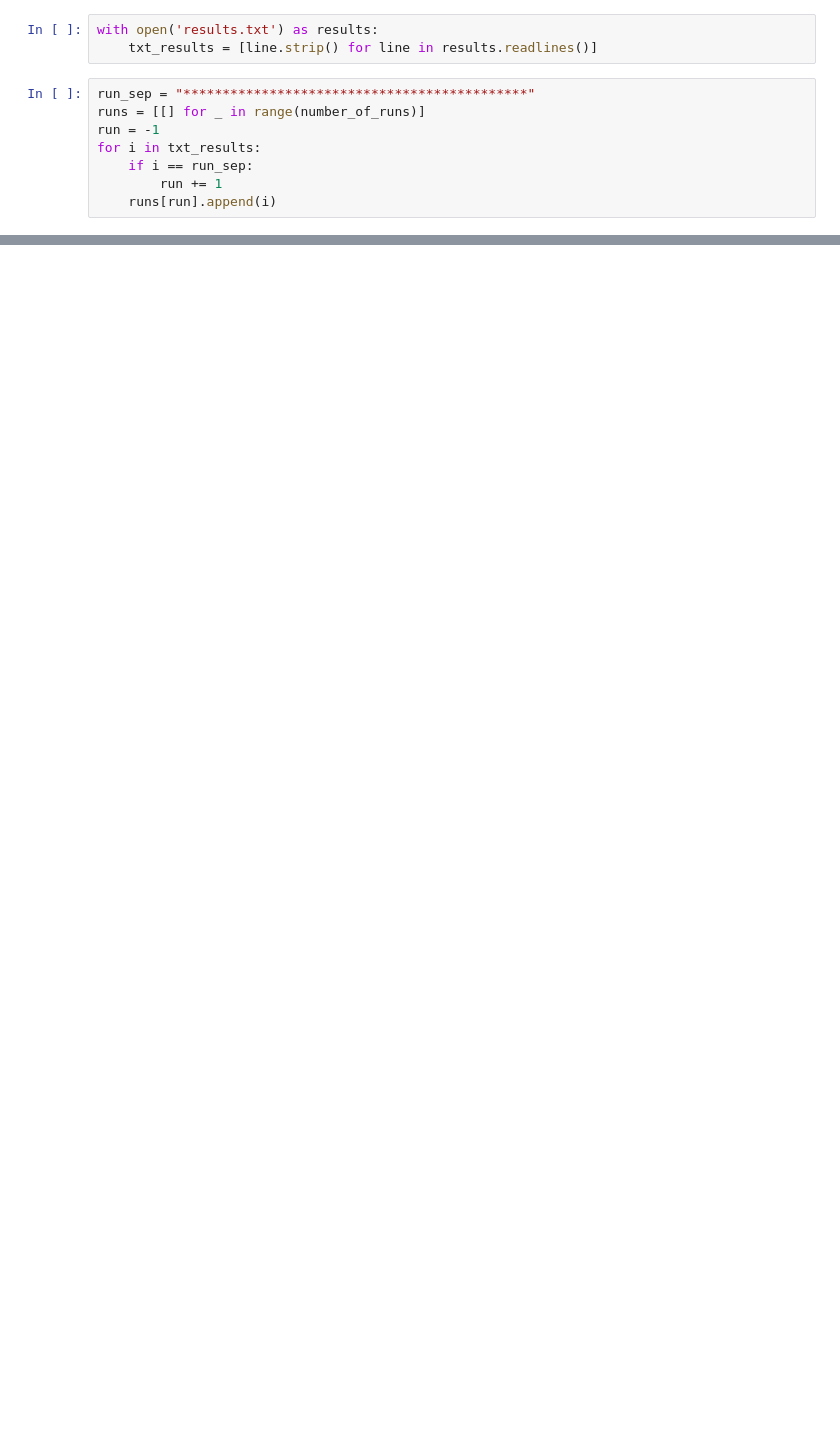
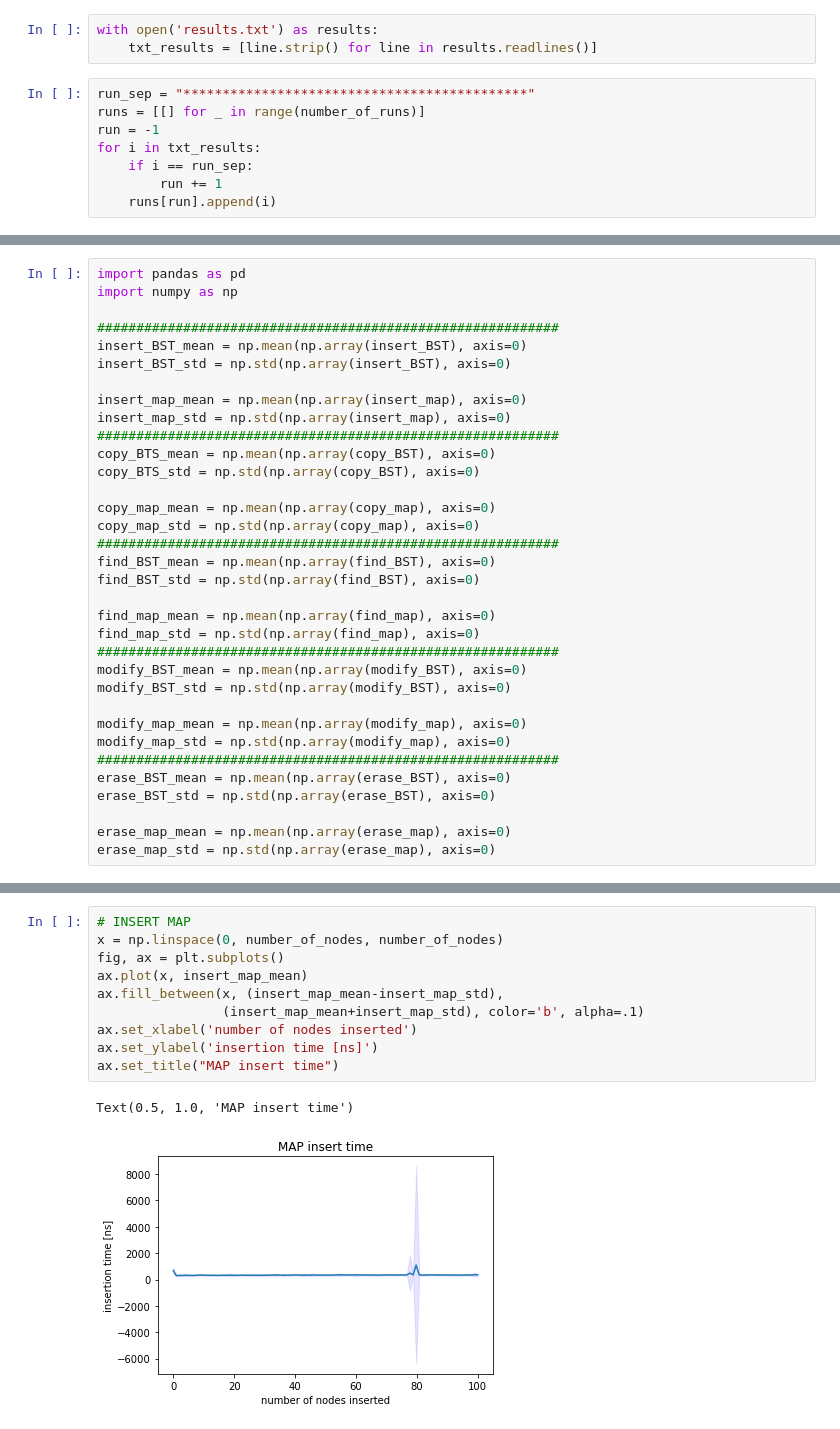
Before and after one commit to Andrecik/BinarySearchTree, a Jupyter notebook: benchgraph.ipynb, the cells around one changed output, grey strips where cells are left out. Cells and saved outputs as stored; diff of their text form; blank space fills up the shorter version.

```diff
--- a/benchgraph.ipynb
+++ b/benchgraph.ipynb
@@ -87,2 +73,36 @@ rm results.txt
+# %%
+import pandas as pd
+import numpy as np
+
+###########################################################
+insert_BST_mean = np.mean(np.array(insert_BST), axis=0)
+insert_BST_std = np.std(np.array(insert_BST), axis=0)
+
+insert_map_mean = np.mean(np.array(insert_map), axis=0)
+insert_map_std = np.std(np.array(insert_map), axis=0)
+###########################################################
+copy_BTS_mean = np.mean(np.array(copy_BST), axis=0)
+copy_BTS_std = np.std(np.array(copy_BST), axis=0)
+
+copy_map_mean = np.mean(np.array(copy_map), axis=0)
+copy_map_std = np.std(np.array(copy_map), axis=0)
+###########################################################
+find_BST_mean = np.mean(np.array(find_BST), axis=0)
+find_BST_std = np.std(np.array(find_BST), axis=0)
+
+find_map_mean = np.mean(np.array(find_map), axis=0)
+find_map_std = np.std(np.array(find_map), axis=0)
+###########################################################
+modify_BST_mean = np.mean(np.array(modify_BST), axis=0)
+modify_BST_std = np.std(np.array(modify_BST), axis=0)
+
+modify_map_mean = np.mean(np.array(modify_map), axis=0)
+modify_map_std = np.std(np.array(modify_map), axis=0)
+###########################################################
+erase_BST_mean = np.mean(np.array(erase_BST), axis=0)
+erase_BST_std = np.std(np.array(erase_BST), axis=0)
+
+erase_map_mean = np.mean(np.array(erase_map), axis=0)
+erase_map_std = np.std(np.array(erase_map), axis=0)
 # %%
 from matplotlib import pyplot as plt
@@ -102,0 +122,13 @@ ax.fill_between(x, (y-ci), (y+ci), color='b', alpha=.1)
+# %%
+# INSERT MAP
+x = np.linspace(0, number_of_nodes, number_of_nodes)
+fig, ax = plt.subplots()
+ax.plot(x, insert_map_mean)
+ax.fill_between(x, (insert_map_mean-insert_map_std),
+                (insert_map_mean+insert_map_std), color='b', alpha=.1)
+ax.set_xlabel('number of nodes inserted')
+ax.set_ylabel('insertion time [ns]')
+ax.set_title("MAP insert time")
+# %% [output]
+Text(0.5, 1.0, 'MAP insert time')
+[figure, added]
```
Also changed, not shown: parts of 20 cells of this notebook, 5 other files.
